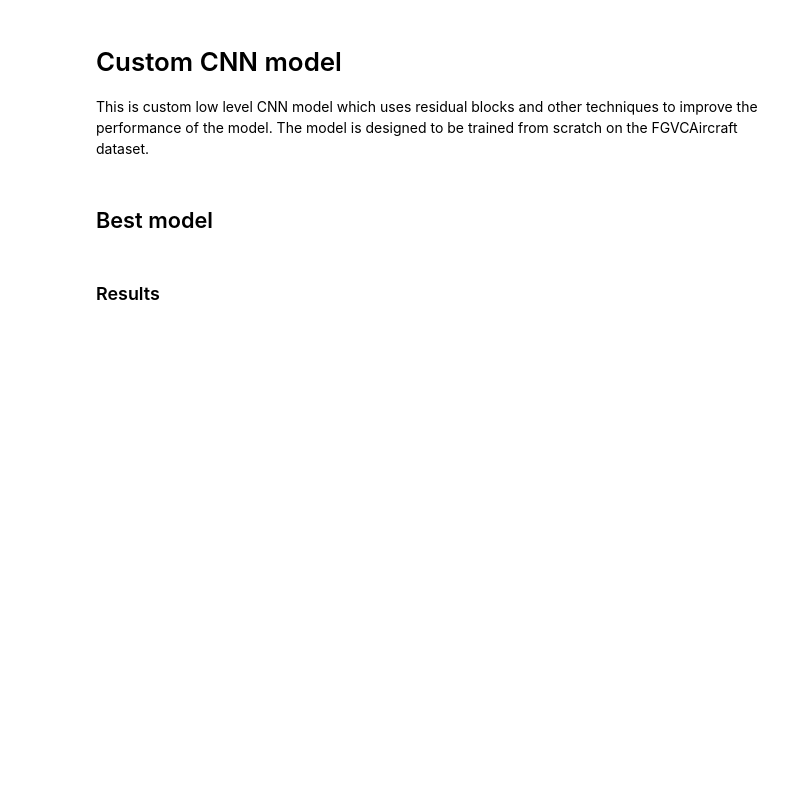
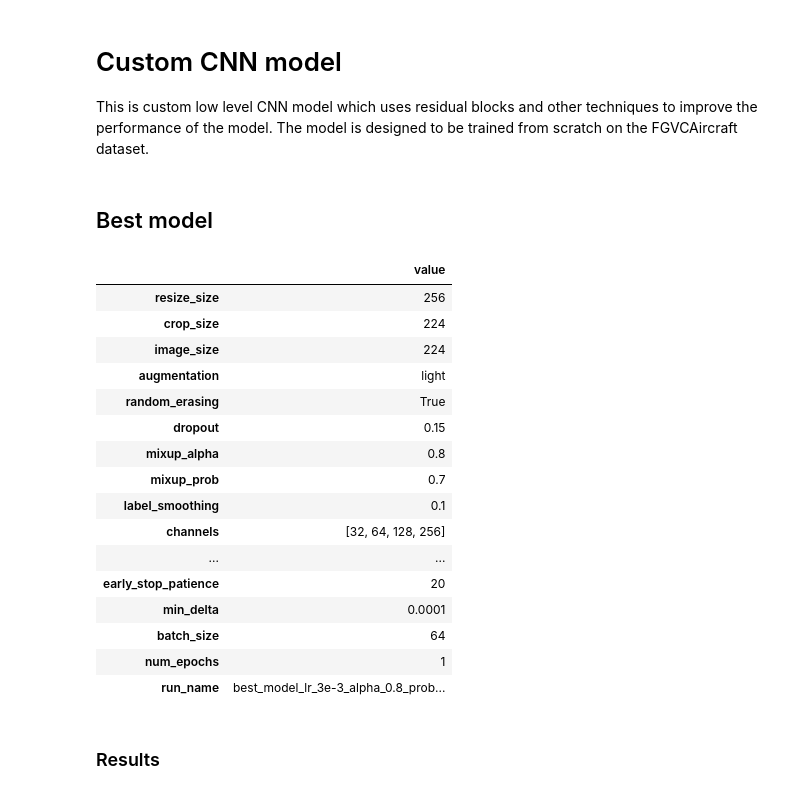
Before and after one commit to mohamadch91/UNIBO_IPCV_Image_classification, a Jupyter notebook: assignment_module_two.ipynb, the cells around one changed output. Cells and saved outputs as stored; diff of their text form; code cells hidden in the pictures; blank space fills up the shorter version.

Commit message:
go for final run of part 1 with ablation studies

```diff
--- a/assignment_module_two.ipynb
+++ b/assignment_module_two.ipynb
@@ -138,7 +138,7 @@ cfg = {
     "augmentation": "light",
     "random_erasing": True,
     "dropout": 0.15,
-    "mixup_alpha": 1,
+    "mixup_alpha": 0.8,
     "mixup_prob": 0.8,
     "label_smoothing": 0.1,
 
@@ -155,7 +155,7 @@ cfg = {
     "wd": 5e-4,
 
     # early stopping configs
-    "early_stop_patience": 20,
+    "early_stop_patience": 12,
     "min_delta": 1e-4,
 
     # training configs
@@ -862,22 +863,40 @@ def get_custom_cnn(num_classes: int, cfg: Dict[str, Any]) -> nn.Module:
 ## Best model
 # %%
 cfg_part1 = copy.deepcopy(cfg)
-cfg_part1["run_name"] = "best_model_lr_3e-3_alpha_0.8_prob_0.7_epoch_70_droput_0.15_wd_5e-d_ls_0.1"
+cfg_part1["run_name"] = "best_model_lr_3e-3_alpha_0.8_prob_0.7_epoch_70_droput_0.15_wd_5e-d_ls_0.1_ch"
 cfg_part1["channels"] = [32,64, 128, 256]
 cfg_part1["use_batch_norm"] = True
 cfg_part1["dropout"] = 0.15
-cfg_part1["num_epochs"] = 70
+cfg_part1["num_epochs"] = 1
 cfg_part1["batch_size"] = 64
 cfg_part1["mixup_alpha"] = 0.8
 cfg_part1["mixup_prob"] = 0.7
 cfg_part1["label_smoothing"] = 0.1
 cfg_part1["early_stop_patience"] = 20
 cfg_part1["augmentation"] = "light"
 cfg_part1["lr"] = 3e-3
 cfg_part1["wd"] = 5e-4
 
 
 pd.DataFrame.from_dict(cfg_part1, orient="index", columns=["value"])
+# %% [output]
+|  | value |
+| resize_size | 256 |
+| crop_size | 224 |
+| image_size | 224 |
+| augmentation | light |
+| random_erasing | True |
+| dropout | 0.15 |
+| mixup_alpha | 0.8 |
+| mixup_prob | 0.7 |
+| label_smoothing | 0.1 |
+| channels | [32, 64, 128, 256] |
+| ... | ... |
+| early_stop_patience | 20 |
+| min_delta | 0.0001 |
+| batch_size | 64 |
+| num_epochs | 1 |
+| run_name | best_model_lr_3e-3_alpha_0.8_prob... |
 # %% [markdown]
 ### Results
 # %%
```
Also changed, not shown: parts of 2 cells of this notebook, 3 other files.
